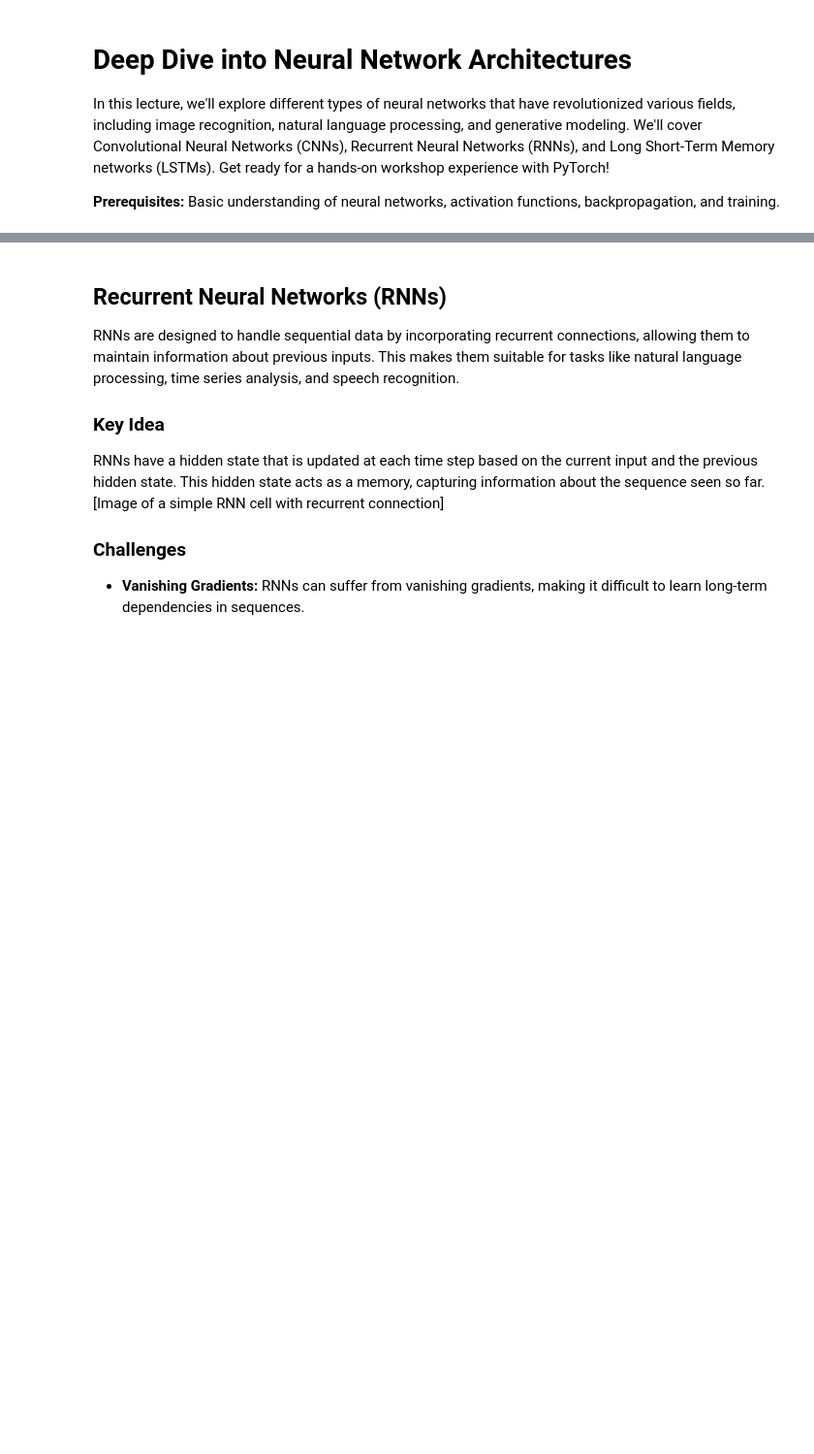
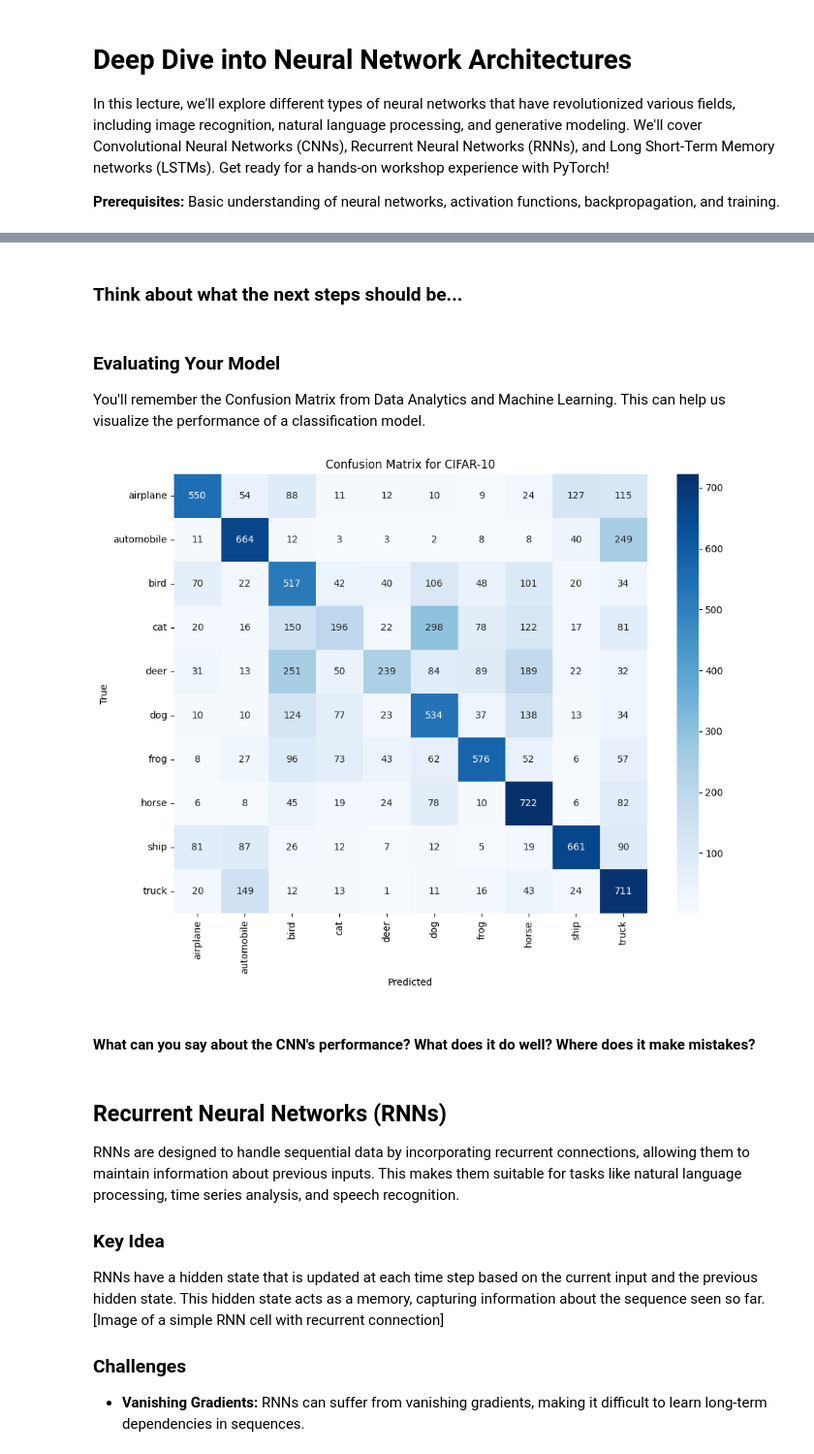
Before and after one commit to irinalazar1/course-material, a Jupyter notebook: notebooks/03_nn_architectures.ipynb, the cells around one changed output, grey strips where cells are left out. Shown: that part at 97% size. Drawn from its saved outputs; the diff is of its cells as text; code cells hidden in the pictures; blank space fills up the shorter version.

```diff
--- a/notebooks/03_nn_architectures.ipynb
+++ b/notebooks/03_nn_architectures.ipynb
@@ -77,3 +163,52 @@ print('Finished Training')
+# %% [markdown]
+### Think about what the next steps should be...
+# %% [markdown]
+### Evaluating Your Model
+
+You'll remember the Confusion Matrix from Data Analytics and Machine Learning. This can help us visualize the performance of a classification model.
+# %%
+import numpy as np
+import matplotlib.pyplot as plt
+import seaborn as sns
+from sklearn.metrics import confusion_matrix
+
+# CIFAR-10 class names
+class_names = ['airplane', 'automobile', 'bird', 'cat', 'deer',
+               'dog', 'frog', 'horse', 'ship', 'truck']
+
+# Gather predictions and true labels
+all_preds = []
+all_labels = []
+with torch.no_grad():
+    for images, labels in testloader:
+        # Move input data to GPU
+        images, labels = images.to(device), labels.to(device)
+
+        # Forward pass
+        outputs = model(images)
+        _, predicted = torch.max(outputs.data, 1)
+
+        # Move predictions and labels back to CPU for numpy conversion
+        all_preds.extend(predicted.cpu().numpy())
+        all_labels.extend(labels.cpu().numpy())
+
+# Create the confusion matrix
+cm = confusion_matrix(all_labels, all_preds)
+
+# Plot with labels
+plt.figure(figsize=(10, 8))
+sns.heatmap(cm, annot=True, fmt='d', cmap='Blues',
+            xticklabels=class_names,
+            yticklabels=class_names)
+plt.xlabel('Predicted')
+plt.ylabel('True')
+plt.title('Confusion Matrix for CIFAR-10')
+plt.tight_layout()
+plt.show()
+# %% [output]
+[figure, added]
+# %% [markdown]
+#### What can you say about the CNN's performance? What does it do well? Where does it make mistakes?
 # %% [markdown]
 ## Recurrent Neural Networks (RNNs)
 
```
Also changed, not shown: parts of 4 cells of this notebook.
